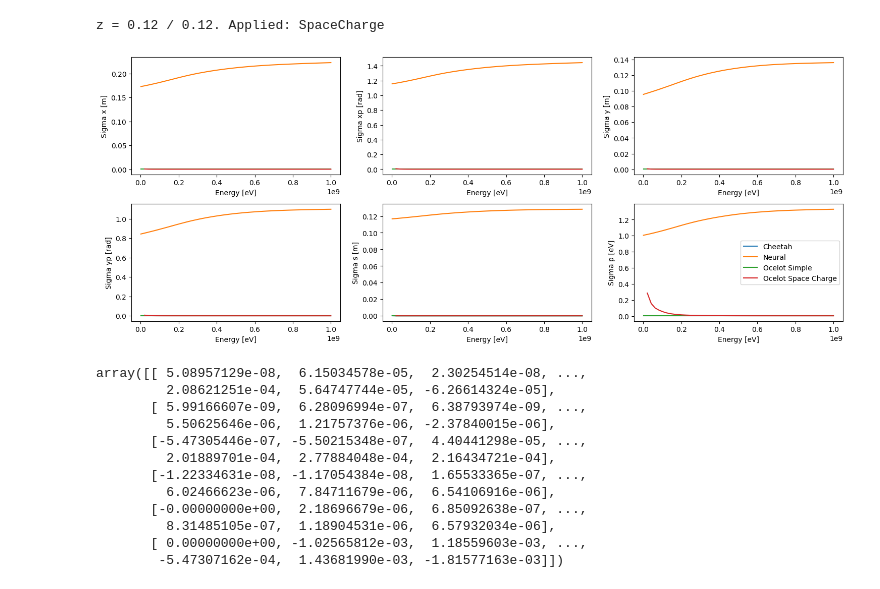
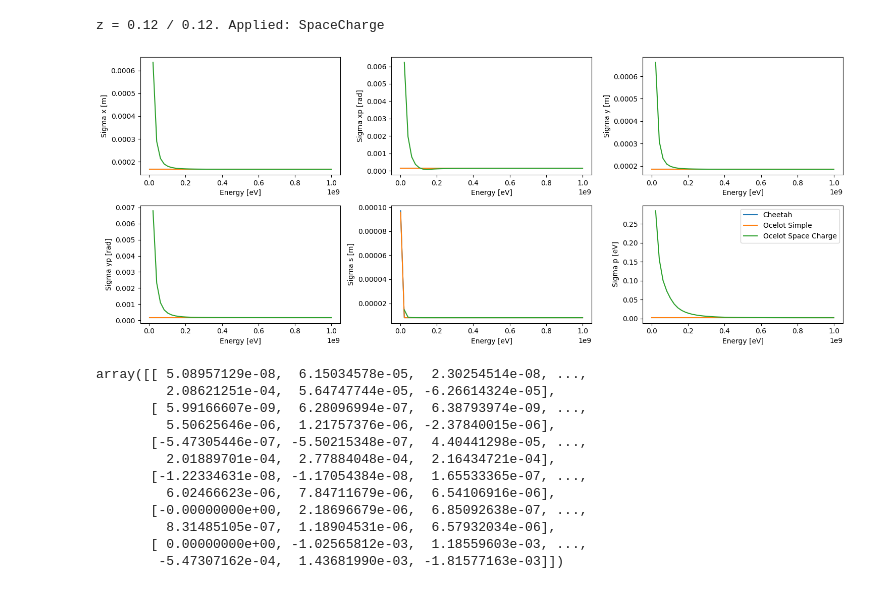
Before and after one commit to desy-ml/cheetah-demos, a Jupyter notebook: neural_network_space_charge_quad/test_sapce_charge_quad.ipynb, the cells around one changed output. Saved outputs shown, nothing was run; the diff lists cells and outputs as text; code cells hidden in the pictures.

```diff
--- a/neural_network_space_charge_quad/test_sapce_charge_quad.ipynb
+++ b/neural_network_space_charge_quad/test_sapce_charge_quad.ipynb
@@ -317,11 +317,11 @@ plt.plot(
     [outgoing.sigma_x.detach().numpy() for outgoing in cheetah_outgoings],
     label="Cheetah",
 )
-plt.plot(
-    energies,
-    [outgoing.sigma_x.detach().numpy() for outgoing in neural_outgoings],
-    label="Neural",
-)
+# plt.plot(
+#     energies,
+#     [outgoing.sigma_x.detach().numpy() for outgoing in neural_outgoings],
+#     label="Neural",
+# )
 plt.plot(
     energies,
     [outgoing.x().std() for outgoing in ocelot_simple_outgoings],
@@ -340,11 +340,11 @@ plt.plot(
     [outgoing.sigma_xp.detach().numpy() for outgoing in cheetah_outgoings],
     label="Cheetah",
 )
-plt.plot(
-    energies,
-    [outgoing.sigma_xp.detach().numpy() for outgoing in neural_outgoings],
-    label="Neural",
-)
+# plt.plot(
+#     energies,
+#     [outgoing.sigma_xp.detach().numpy() for outgoing in neural_outgoings],
+#     label="Neural",
+# )
 plt.plot(
     energies,
     [outgoing.px().std() for outgoing in ocelot_simple_outgoings],
@@ -363,11 +363,11 @@ plt.plot(
     [outgoing.sigma_y.detach().numpy() for outgoing in cheetah_outgoings],
     label="Cheetah",
 )
-plt.plot(
-    energies,
-    [outgoing.sigma_y.detach().numpy() for outgoing in neural_outgoings],
-    label="Neural",
-)
+# plt.plot(
+#     energies,
+#     [outgoing.sigma_y.detach().numpy() for outgoing in neural_outgoings],
+#     label="Neural",
+# )
 plt.plot(
     energies,
     [outgoing.y().std() for outgoing in ocelot_simple_outgoings],
@@ -386,11 +386,11 @@ plt.plot(
     [outgoing.sigma_yp.detach().numpy() for outgoing in cheetah_outgoings],
     label="Cheetah",
 )
-plt.plot(
-    energies,
-    [outgoing.sigma_yp.detach().numpy() for outgoing in neural_outgoings],
-    label="Neural",
-)
+# plt.plot(
+#     energies,
+#     [outgoing.sigma_yp.detach().numpy() for outgoing in neural_outgoings],
+#     label="Neural",
+# )
 plt.plot(
     energies,
     [outgoing.py().std() for outgoing in ocelot_simple_outgoings],
@@ -409,11 +409,11 @@ plt.plot(
     [outgoing.sigma_s.detach().numpy() for outgoing in cheetah_outgoings],
     label="Cheetah",
 )
-plt.plot(
-    energies,
-    [outgoing.sigma_s.detach().numpy() for outgoing in neural_outgoings],
-    label="Neural",
-)
+# plt.plot(
+#     energies,
+#     [outgoing.sigma_s.detach().numpy() for outgoing in neural_outgoings],
+#     label="Neural",
+# )
 plt.plot(
     energies,
     [outgoing.tau().std() for outgoing in ocelot_simple_outgoings],
@@ -421,39 +421,39 @@ plt.plot(
 )
 plt.plot(
     energies,
     [outgoing.tau().std() for outgoing in ocelot_space_charge_outgoings],
     label="Ocelot Space Charge",
 )
 plt.xlabel("Energy [eV]")
 plt.ylabel("Sigma s [m]")
 plt.subplot(2, 3, 6)
 plt.plot(
     energies,
     [outgoing.sigma_p.detach().numpy() for outgoing in cheetah_outgoings],
     label="Cheetah",
 )
-plt.plot(
-    energies,
-    [outgoing.sigma_p.detach().numpy() for outgoing in neural_outgoings],
-    label="Neural",
-)
+# plt.plot(
+#     energies,
+#     [outgoing.sigma_p.detach().numpy() for outgoing in neural_outgoings],
+#     label="Neural",
+# )
 plt.plot(
     energies,
     [outgoing.p().std() for outgoing in ocelot_simple_outgoings],
     label="Ocelot Simple",
 )
 plt.plot(
     energies,
     [outgoing.p().std() for outgoing in ocelot_space_charge_outgoings],
     label="Ocelot Space Charge",
 )
 plt.legend()
 plt.xlabel("Energy [eV]")
 plt.ylabel("Sigma p [eV]")
 plt.tight_layout()
 plt.show()
 # %% [output]
-[figure, old version]
+[figure, new version]
 # %%
 p_array_incoming.rparticles
 # %% [output]
```
